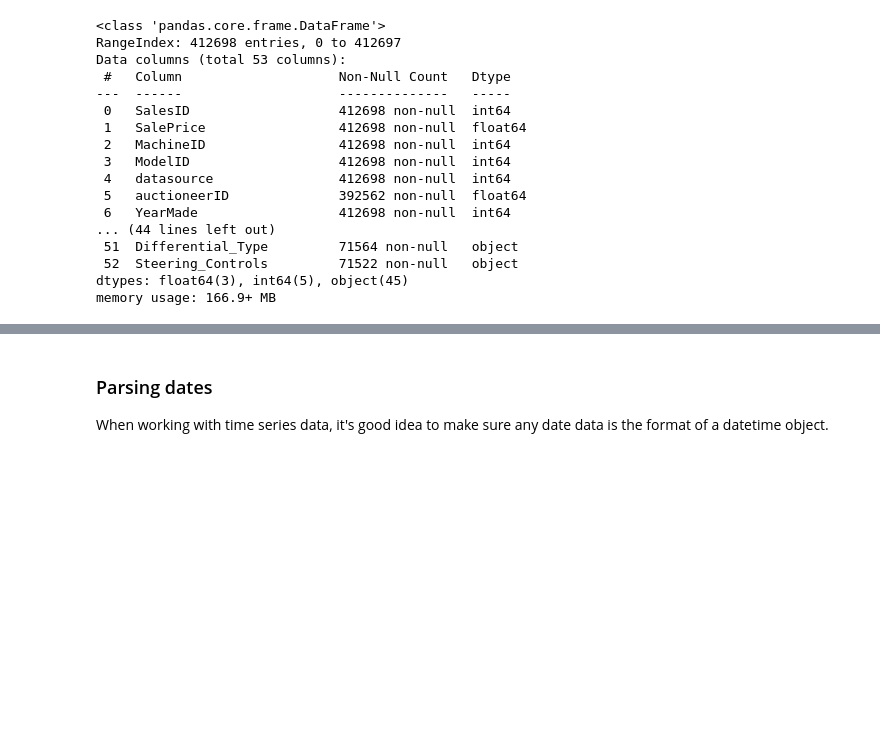
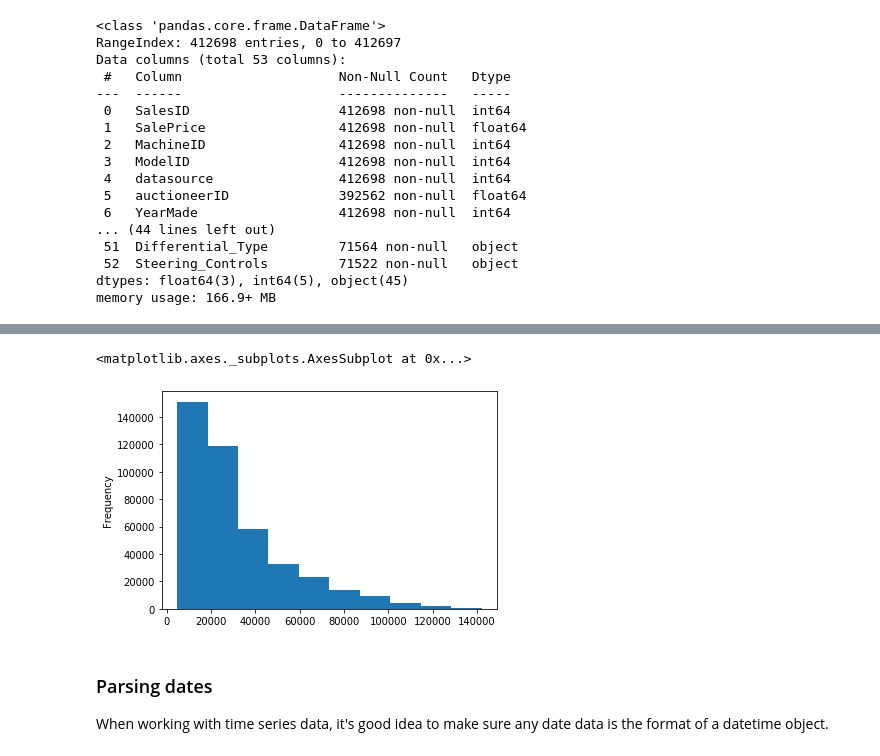
Before and after one commit to rohitgupta20/ML-Projects, a Jupyter notebook: BullDozer-price-predection-project/Bulldozer price prediction.ipynb, the cells around one changed output, grey strips where cells are left out. Drawn from its saved outputs; the diff is of its cells as text; code cells hidden in the pictures; blank space fills up the shorter version.

```diff
--- a/BullDozer-price-predection-project/Bulldozer price prediction.ipynb
+++ b/BullDozer-price-predection-project/Bulldozer price prediction.ipynb
@@ -71,3 +79,8 @@ memory usage: 166.9+ MB
+# %%
+df.SalePrice.plot.hist()
+# %% [output]
+<matplotlib.axes._subplots.AxesSubplot at 0x...>
+[figure, added]
 # %% [markdown]
 ### Parsing dates
 
```
Also changed, not shown: parts of 2 cells of this notebook.
